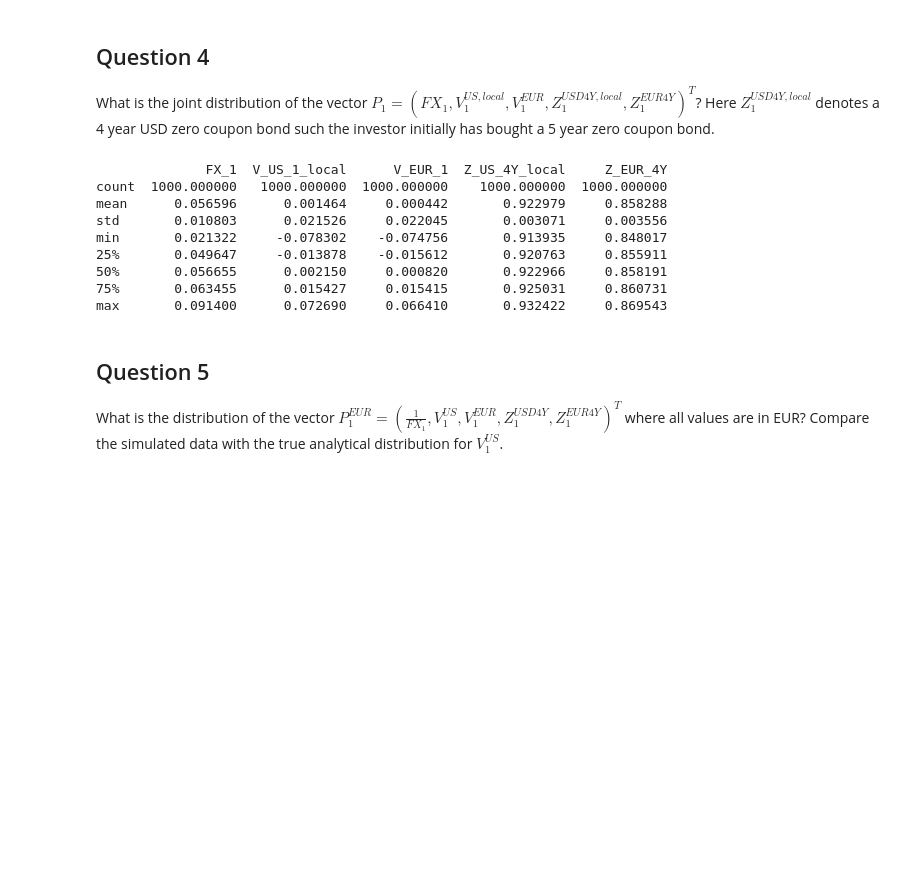
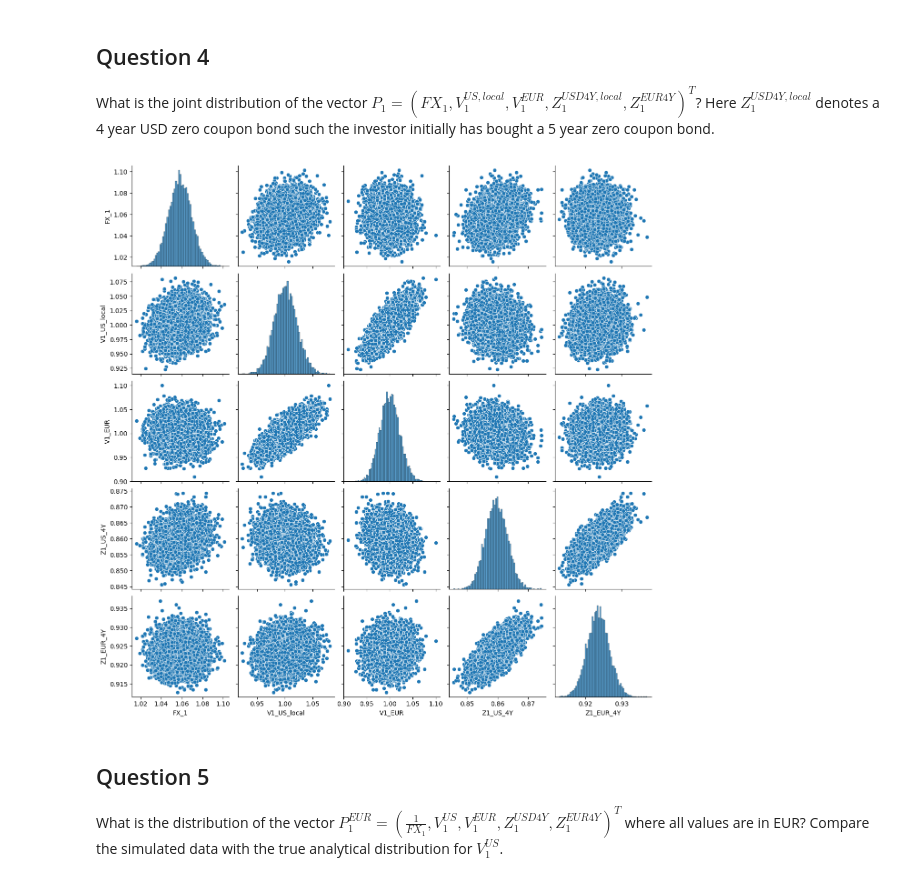
Before and after one commit to tbearlarsen/PyExam, a Jupyter notebook: Exam.ipynb, the cells around one changed output. Drawn from its saved outputs; the diff is of its cells as text; code cells hidden in the pictures; blank space fills up the shorter version.

```diff
--- a/Exam.ipynb
+++ b/Exam.ipynb
@@ -188,56 +189,45 @@ plt.show()
 ## Question 4
 What is the joint distribution of the vector $P_1 = (F{X_1}, V_{1}^{US,local}, V_{1}^{EUR}, Z_{1}^{USD 4Y,local}, Z_{1}^{EUR 4Y})^T$? Here $Z_{1}^{USD 4Y,local}$ denotes a 4 year USD zero coupon bond such the investor initially has bought a 5 year zero coupon bond.
 # %%
-import numpy as np
-import pandas as pd
+# Simulate the joint distribution of P1
+np.random.seed(42)
+num_simulations = 10000
+simulated_shocks = np.random.multivariate_normal(mean_vector, cov_matrix, num_simulations)
+X_1 = x0 + simulated_shocks
 
-# Parameters
-num_simulations = 1000  # Number of simulations
-time_horizon = 1  # Horizon for joint distribution (1 year)
-fx_index = 0  # Index for FX in the covariance matrix
-v_us_index = 1  # Index for V^US,local
-v_eur_index = 2  # Index for V^EUR
-y_us_4y_index = 6  # Index for 4-year USD yield
-y_eur_4y_index = 11  # Index for 4-year EUR yield
+#Indexing
+FX_t_index=0
+V_US_t_index=1
+V_EUR_t_index=2
 
-# Initial values
-initial_values = x0  # Already loaded
-tau = 4  # Time to maturity for 4-year bonds
+# Calculate components of P1
+FX_1 = np.exp(X_1[:, FX_t_index])  # Exchange rate
+V1_US_local = np.exp(X_1[:, V_US_t_index])  # US equities
+V1_EUR = np.exp(X_1[:, V_EUR_t_index])  # EUR equities
 
-# Simulate the joint distribution
-np.random.seed(42)  # For reproducibility
-simulated_shocks = np.random.multivariate_normal(mean_vector, cov_matrix, num_simulations)
+#Interpolate 4-year yields
+#Existing yields
+y1_US_3=X_1[:,11]
+y1_US_5=X_1[:,12]
+y1_EUR_3=X_1[:,5]
+y1_EUR_5=X_1[:,6]
+y1_US_4 = y1_US_3 + (4 - 3) / (5 - 3) * (y1_US_5 - y1_US_3)
+y1_EUR_4 = y1_EUR_3 + (4 - 3) / (5 - 3) * (y1_EUR_5 - y1_EUR_3)
 
-# Compute the components of P_1
-simulated_fx = initial_values[fx_index] + simulated_shocks[:, fx_index]
-simulated_v_us = initial_values[v_us_index] + simulated_shocks[:, v_us_index]
-simulated_v_eur = initial_values[v_eur_index] + simulated_shocks[:, v_eur_index]
-simulated_y_us_4y = initial_values[y_us_4y_index] + simulated_shocks[:, y_us_4y_index]
-simulated_y_eur_4y = initial_values[y_eur_4y_index] + simulated_shocks[:, y_eur_4y_index]
 
-# Calculate bond prices
-simulated_z_us_4y = np.exp(-simulated_y_us_4y * tau)
-simulated_z_eur_4y = np.exp(-simulated_y_eur_4y * tau)
+# Zero-coupon bond prices at t = 1
+Z1_US_4Y = np.exp(-y1_US_4 * 4)
+Z1_EUR_4Y = np.exp(-y1_EUR_4 * 4)
 
-# Combine into joint distribution P_1
-joint_distribution = np.vstack((simulated_fx, simulated_v_us, simulated_v_eur, simulated_z_us_4y, simulated_z_eur_4y)).T
+# Combine into the joint vector P1
+P1 = np.column_stack((FX_1, V1_US_local, V1_EUR, Z1_US_4Y, Z1_EUR_4Y))
 
-# Convert to DataFrame for easier analysis
-columns = ["FX_1", "V_US_1_local", "V_EUR_1", "Z_US_4Y_local", "Z_EUR_4Y"]
-joint_distribution_df = pd.DataFrame(joint_distribution, columns=columns)
-
-# Display summary statistics
-print(joint_distribution_df.describe())
+# Visualise pairwise relationships
+df = pd.DataFrame(P1, columns=["FX_1", "V1_US_local", "V1_EUR", "Z1_US_4Y", "Z1_EUR_4Y"])
+sns.pairplot(df)
+plt.show()
 # %% [output]
-              FX_1  V_US_1_local      V_EUR_1  Z_US_4Y_local     Z_EUR_4Y
-count  1000.000000   1000.000000  1000.000000    1000.000000  1000.000000
-mean      0.056596      0.001464     0.000442       0.922979     0.858288
-std       0.010803      0.021526     0.022045       0.003071     0.003556
-min       0.021322     -0.078302    -0.074756       0.913935     0.848017
-25%       0.049647     -0.013878    -0.015612       0.920763     0.855911
-50%       0.056655      0.002150     0.000820       0.922966     0.858191
-75%       0.063455      0.015427     0.015415       0.925031     0.860731
-max       0.091400      0.072690     0.066410       0.932422     0.869543
+[figure, added]
 # %% [markdown]
 ## Question 5
 What is the distribution of the vector $P_{1}^{EUR} = (\frac{1}{F{X_1}}, V_{1}^{US}, V_{1}^{EUR}, Z_{1}^{USD 4Y}, Z_{1}^{EUR 4Y})^T$ where all values are in EUR? Compare the simulated data with the true analytical distribution for $V_{1}^{US}$.
```
Also changed, not shown: parts of 5 cells of this notebook, 3 other files.
